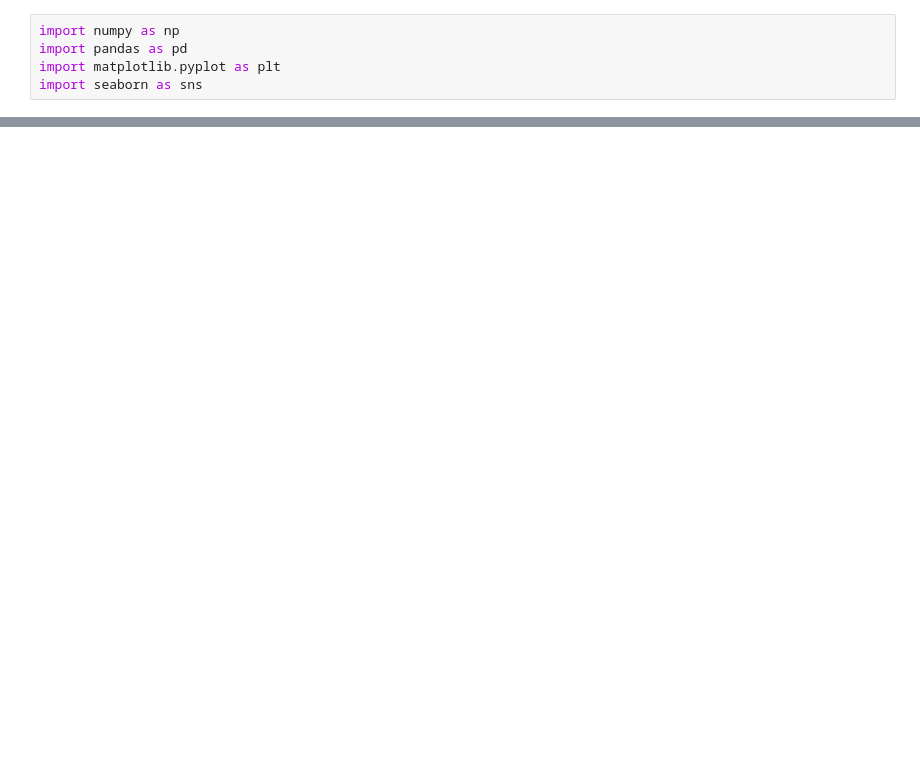
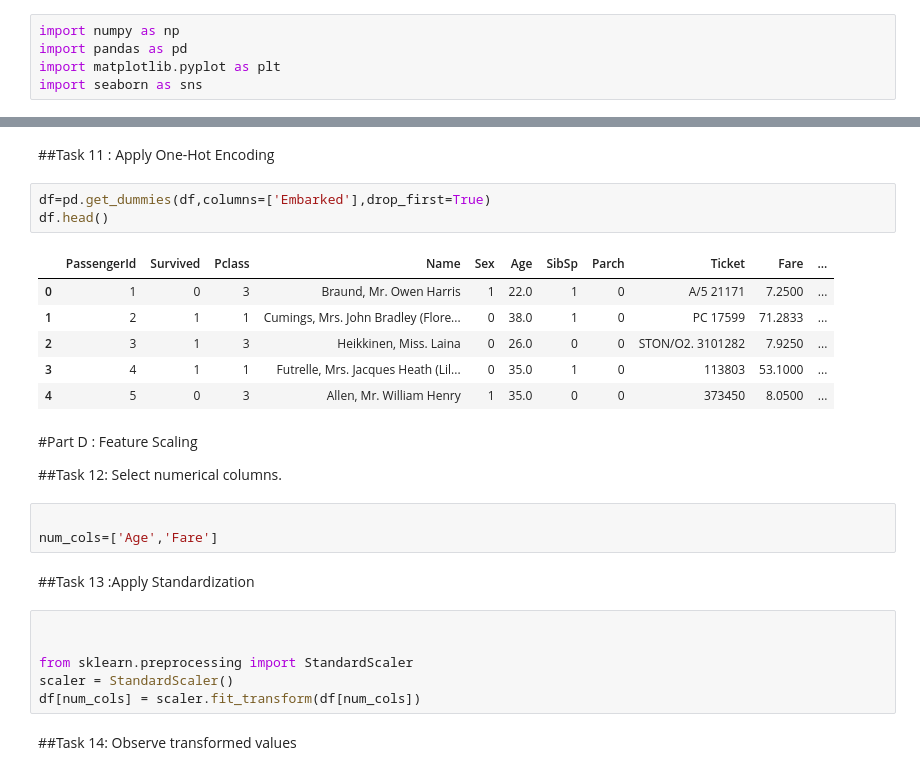
Before and after one commit to Maheshwar-Pant/ML_lab, a Jupyter notebook: Lab3/lab3.ipynb, the cells around one changed output, grey strips where cells are left out. Cells and saved outputs as stored; diff of their text form; blank space fills up the shorter version.

```diff
--- a/Lab3/lab3.ipynb
+++ b/Lab3/lab3.ipynb
@@ -10,0 +175,29 @@ NameError: name 'pd' is not defined
+# %% [markdown]
+##Task 11 : Apply One-Hot Encoding
+# %%
+df=pd.get_dummies(df,columns=['Embarked'],drop_first=True)
+df.head()
+# %% [output]
+|  | PassengerId | Survived | Pclass | Name | Sex | Age | SibSp | Parch | Ticket | Fare | ... |
+| 0 | 1 | 0 | 3 | Braund, Mr. Owen Harris | 1 | 22.0 | 1 | 0 | A/5 21171 | 7.2500 | ... |
+| 1 | 2 | 1 | 1 | Cumings, Mrs. John Bradley (Flore... | 0 | 38.0 | 1 | 0 | PC 17599 | 71.2833 | ... |
+| 2 | 3 | 1 | 3 | Heikkinen, Miss. Laina | 0 | 26.0 | 0 | 0 | STON/O2. 3101282 | 7.9250 | ... |
+| 3 | 4 | 1 | 1 | Futrelle, Mrs. Jacques Heath (Lil... | 0 | 35.0 | 1 | 0 | 113803 | 53.1000 | ... |
+| 4 | 5 | 0 | 3 | Allen, Mr. William Henry | 1 | 35.0 | 0 | 0 | 373450 | 8.0500 | ... |
+# %% [markdown]
+#Part D : Feature Scaling
+
+##Task 12: Select numerical columns.
+# %%
+
+num_cols=['Age','Fare']
+# %% [markdown]
+##Task 13 :Apply Standardization
+# %%
+
+
+from sklearn.preprocessing import StandardScaler
+scaler = StandardScaler()
+df[num_cols] = scaler.fit_transform(df[num_cols])
+# %% [markdown]
+##Task 14: Observe transformed values
```
Also changed, not shown: parts of 43 cells of this notebook.
